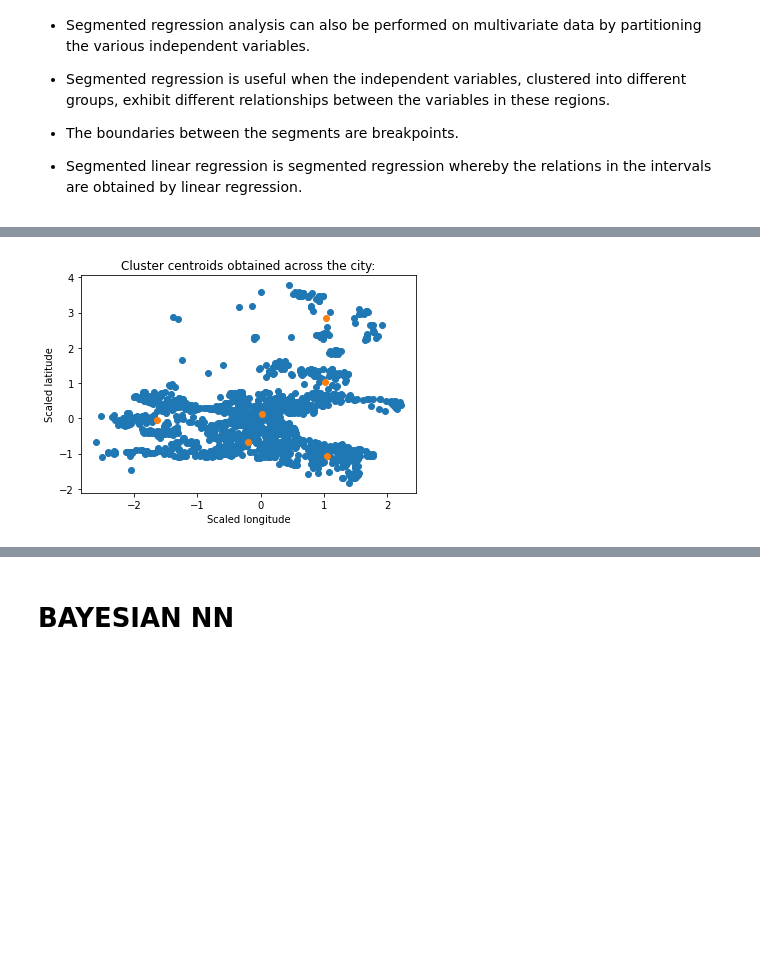
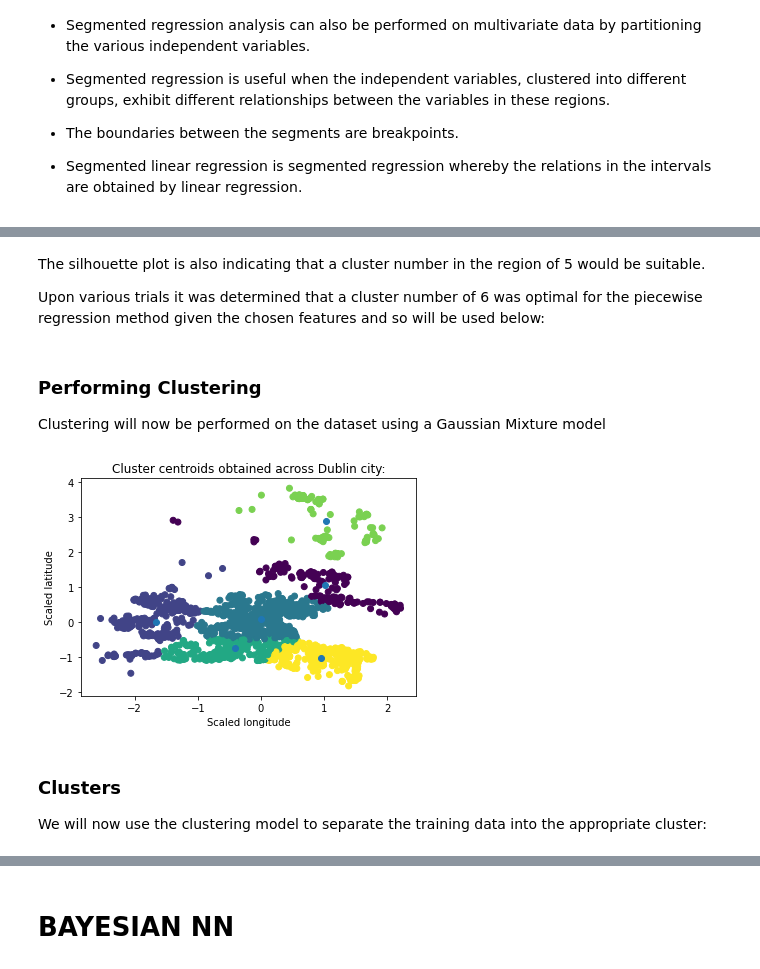
Before and after one commit to kenca5ey/et5003, a Jupyter notebook: ET5003_KaggleCompetition_KennethCasey_20197764.ipynb, the cells around one changed output, grey strips where cells are left out. Saved outputs shown, nothing was run; the diff lists cells and outputs as text; code cells hidden in the pictures; blank space fills up the shorter version.

```diff
--- a/ET5003_KaggleCompetition_KennethCasey_20197764.ipynb
+++ b/ET5003_KaggleCompetition_KennethCasey_20197764.ipynb
@@ -422,0 +793,4 @@ Your comments, explanation, and references here.
+# %%
+chosen_NLP_feature_columns = well_represented_with_good_correlations
+
+df_Xn[chosen_NLP_feature_columns] = df_Xn_tfid[chosen_NLP_feature_columns]
@@ -422,0 +799,8 @@ Your comments, explanation, and references here.
+# %%
+# Helper to extract the TF-IDF values after the NLP operations are run
+def get_tfid_feature_column_values(df_tfid_matrix, chosen_NLP_feature_columns):
+  for nlp_feature_column_name in chosen_NLP_feature_columns:
+    if nlp_feature_column_name not in df_tfid_matrix.columns:
+      df_tfid_matrix[nlp_feature_column_name] = 0
+
+  return df_tfid_matrix[chosen_NLP_feature_columns]
@@ -423 +811,5 @@ Your comments, explanation, and references here.
+# %%
+df_Xn_train[chosen_NLP_feature_columns] = get_tfid_feature_column_values(run_NLP(df_Xn_train), chosen_NLP_feature_columns)
+df_Xn_val[chosen_NLP_feature_columns] = get_tfid_feature_column_values(run_NLP(df_Xn_val), chosen_NLP_feature_columns)
+df_Xn_test[chosen_NLP_feature_columns] = get_tfid_feature_column_values(run_NLP(df_Xn_test), chosen_NLP_feature_columns)
 # %% [markdown]
@@ -491,0 +972,7 @@ Your comments, explanation, and references here.
+# %%
+# Training set, taking the input columns added and excluding the true price values
+Xn_train = df_Xn_train[featrain].values
+y_train = df_y_train[['Price']].values
+
+# Validation set
+Xn_val = df_Xn_val[featrain].values
@@ -531,21 +1030,33 @@ plt.show()
+# %% [markdown]
+The silhouette plot is also indicating that a cluster number in the region of 5 would be suitable.
+
+Upon various trials it was determined that a cluster number of 6 was optimal for the piecewise regression method given the chosen features and so will be used below:
+# %% [markdown]
+### Performing Clustering
+
+Clustering will now be performed on the dataset using a Gaussian Mixture model
 # %%
 # training gaussian mixture model
 from sklearn.mixture import GaussianMixture
 
 gmm = GaussianMixture(n_components=6)
 
 # Gaussian Mixture
 gmm.fit(X_ind)
-# plot blue dots
-plt.scatter(X_ind[:,0],X_ind[:,1])
+# plot cluster colours
+plt.scatter(X_ind[:,0],X_ind[:,1], c=gmm.predict(X_ind))
 # centroids:  orange dots
 plt.scatter(gmm.means_[:,0],gmm.means_[:,1])
-plt.title("Cluster centroids obtained across the city:")
+plt.title("Cluster centroids obtained across Dublin city:")
 plt.xlabel("Scaled longitude")
 plt.ylabel("Scaled latitude")
 plt.show()
 # %% [output]
-[figure, old version]
+[figure, new version]
+# %% [markdown]
+### Clusters
+
+We will now use the clustering model to separate the training data into the appropriate cluster:
 # %%
 # train clusters
 clusters_train = gmm.predict(Xn_train[:,ind])
```
Also changed, not shown: parts of 195 cells of this notebook.
